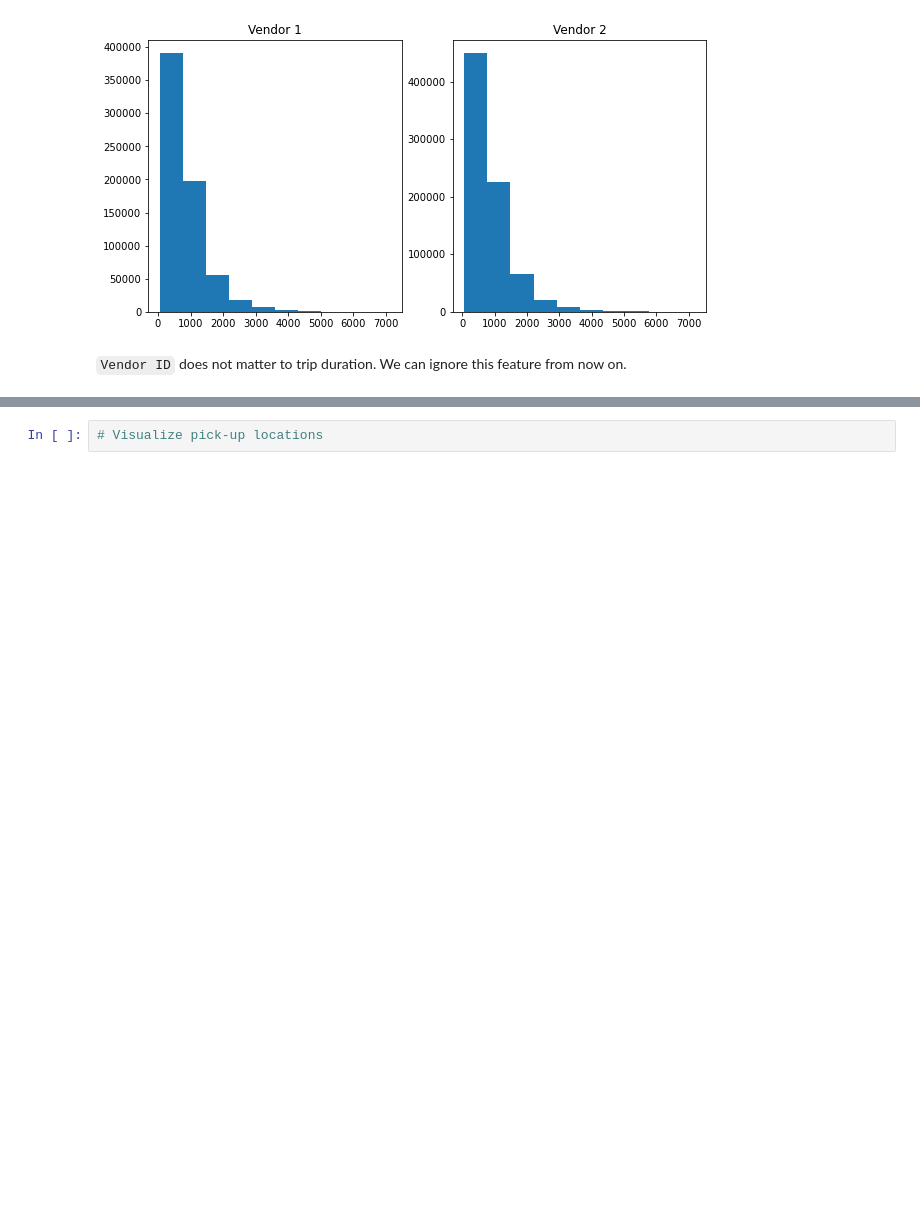
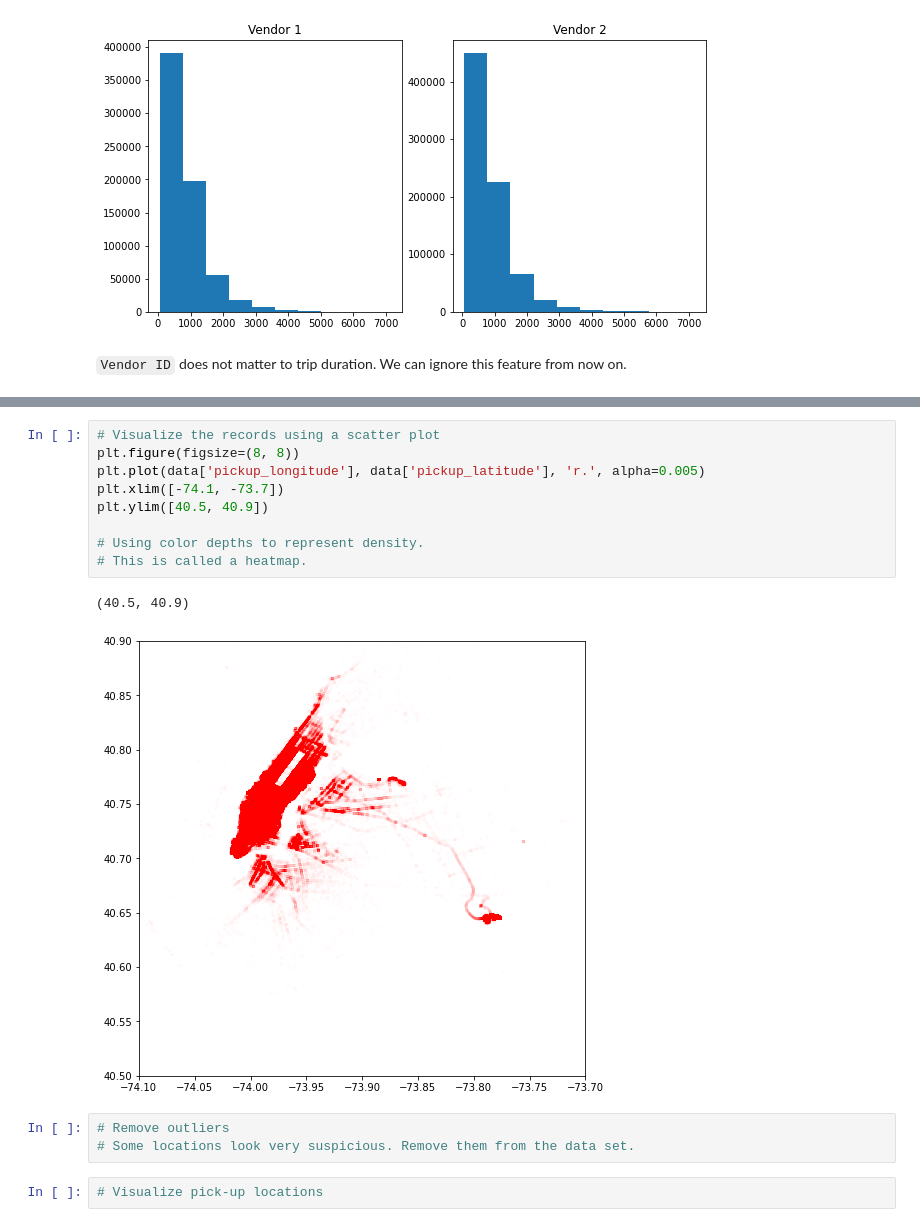
Before and after one commit to ch00226855/Fall2020CMP464-788, a Jupyter notebook: Week08_NYCTaxi_Completed.ipynb, the cells around one changed output, grey strips where cells are left out. Saved outputs shown, nothing was run; the diff lists cells and outputs as text; blank space fills up the shorter version.

```diff
--- a/Week08_NYCTaxi_Completed.ipynb
+++ b/Week08_NYCTaxi_Completed.ipynb
@@ -298,3 +319,18 @@ Text(0.5, 1.0, 'Vendor 2')
+# %%
+# Visualize the records using a scatter plot
+plt.figure(figsize=(8, 8))
+plt.plot(data['pickup_longitude'], data['pickup_latitude'], 'r.', alpha=0.005)
+plt.xlim([-74.1, -73.7])
+plt.ylim([40.5, 40.9])
+
+# Using color depths to represent density.
+# This is called a heatmap.
+# %% [output]
+(40.5, 40.9)
+[figure, added]
+# %%
+# Remove outliers
+# Some locations look very suspicious. Remove them from the data set.
 # %%
 # Visualize pick-up locations
 # %%
```
Also changed, not shown: parts of 11 cells of this notebook.
